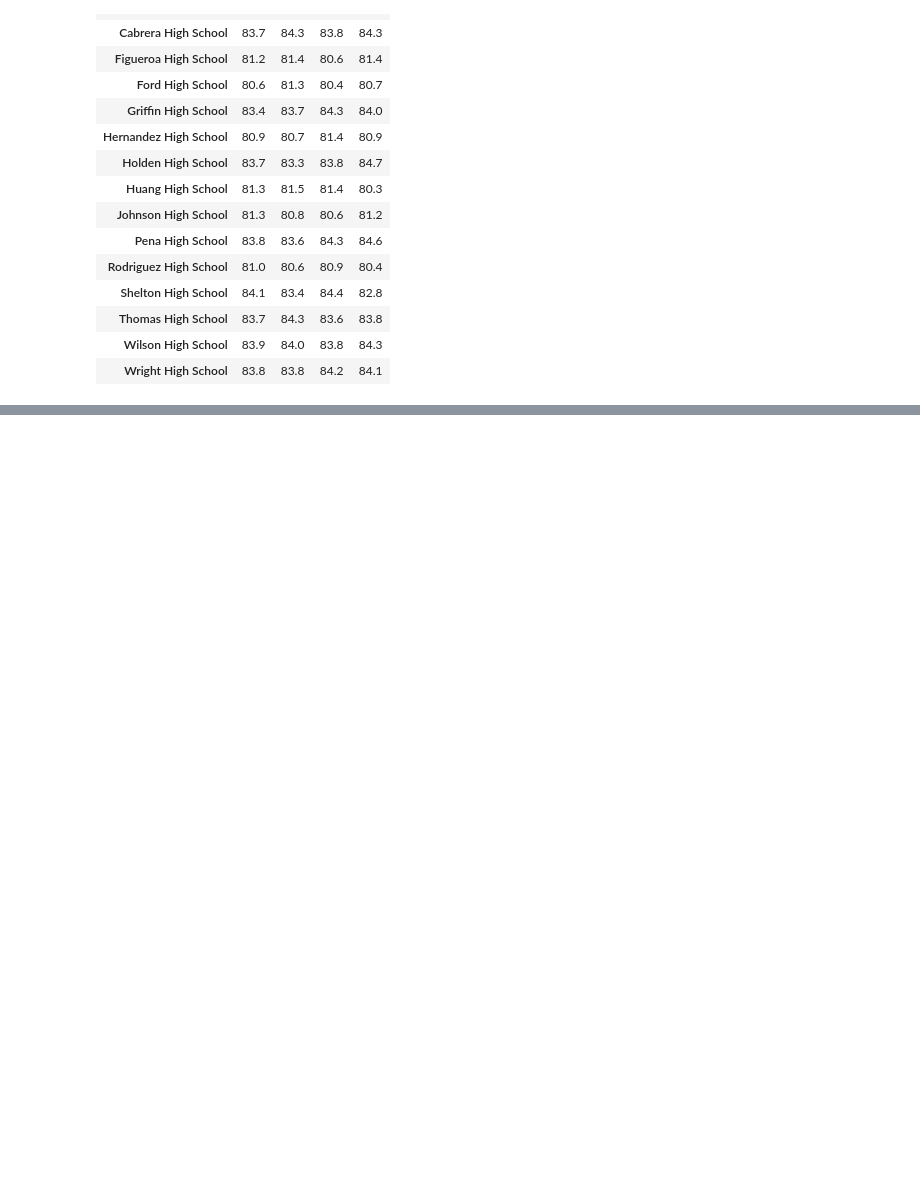
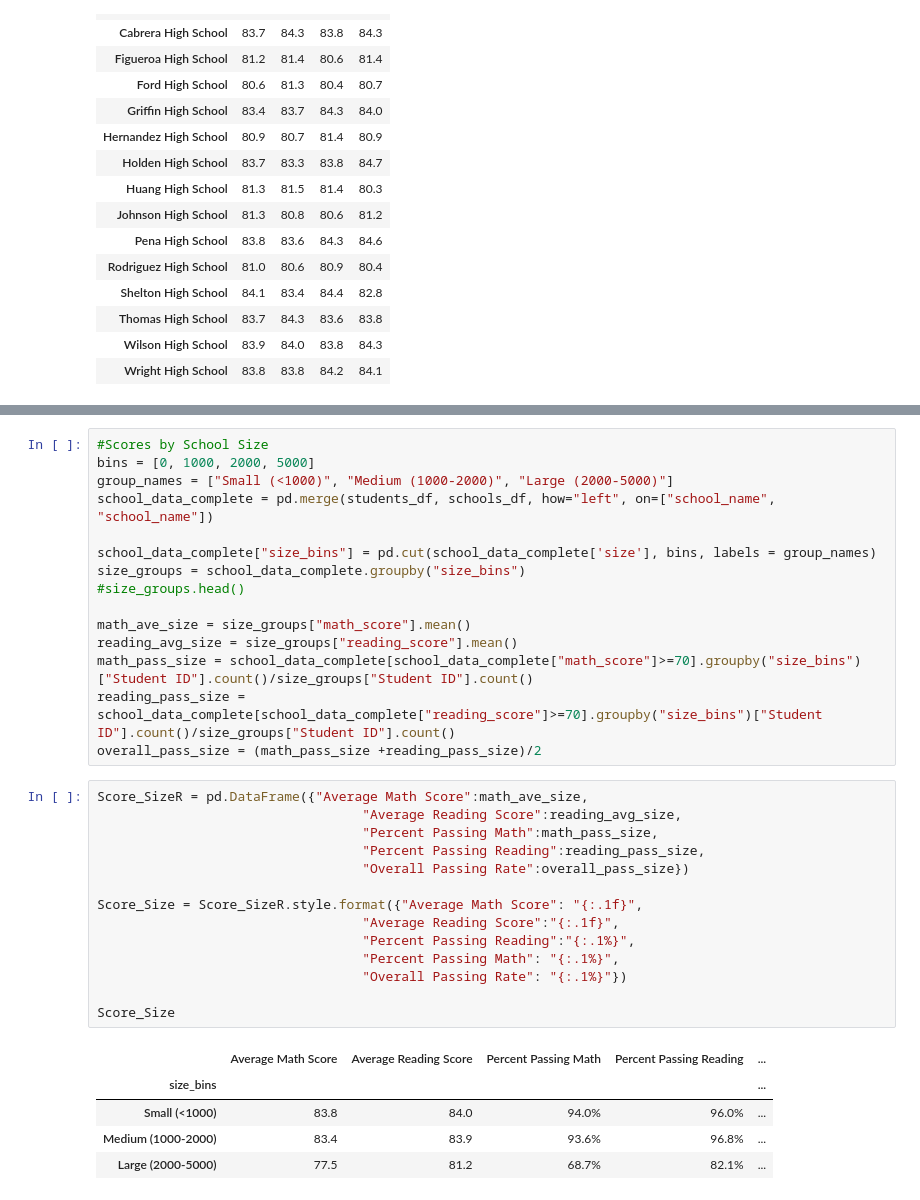
Before and after one commit to BDMC786/Pandas_Homework, a Jupyter notebook: BMcCullough-Pandas-Homework4.ipynb, the cells around one changed output, grey strips where cells are left out. Drawn from its saved outputs; the diff is of its cells as text; blank space fills up the shorter version.

```diff
--- a/BMcCullough-Pandas-Homework4.ipynb
+++ b/BMcCullough-Pandas-Homework4.ipynb
@@ -220,0 +252,35 @@ spending_groups = school_data_complete.groupby("spending_bins")
+# %%
+#Scores by School Size
+bins = [0, 1000, 2000, 5000]
+group_names = ["Small (<1000)", "Medium (1000-2000)", "Large (2000-5000)"]
+school_data_complete = pd.merge(students_df, schools_df, how="left", on=["school_name", "school_name"])
+
+school_data_complete["size_bins"] = pd.cut(school_data_complete['size'], bins, labels = group_names)
+size_groups = school_data_complete.groupby("size_bins")
+#size_groups.head()
+
+math_ave_size = size_groups["math_score"].mean()
+reading_avg_size = size_groups["reading_score"].mean()
+math_pass_size = school_data_complete[school_data_complete["math_score"]>=70].groupby("size_bins")["Student ID"].count()/size_groups["Student ID"].count()
+reading_pass_size = school_data_complete[school_data_complete["reading_score"]>=70].groupby("size_bins")["Student ID"].count()/size_groups["Student ID"].count()
+overall_pass_size = (math_pass_size +reading_pass_size)/2
+# %%
+Score_SizeR = pd.DataFrame({"Average Math Score":math_ave_size,
+                                  "Average Reading Score":reading_avg_size,
+                                  "Percent Passing Math":math_pass_size,
+                                  "Percent Passing Reading":reading_pass_size,
+                                  "Overall Passing Rate":overall_pass_size})
+
+Score_Size = Score_SizeR.style.format({"Average Math Score": "{:.1f}",
+                                  "Average Reading Score":"{:.1f}",
+                                  "Percent Passing Reading":"{:.1%}",
+                                  "Percent Passing Math": "{:.1%}",
+                                  "Overall Passing Rate": "{:.1%}"})
+
+Score_Size
+# %% [output]
+|  | Average Math Score | Average Reading Score | Percent Passing Math | Percent Passing Reading | ... |
+| size_bins |  |  |  |  | ... |
+| Small (<1000) | 83.8 | 84.0 | 94.0% | 96.0% | ... |
+| Medium (1000-2000) | 83.4 | 83.9 | 93.6% | 96.8% | ... |
+| Large (2000-5000) | 77.5 | 81.2 | 68.7% | 82.1% | ... |
```
Also changed, not shown: parts of 8 cells of this notebook.
